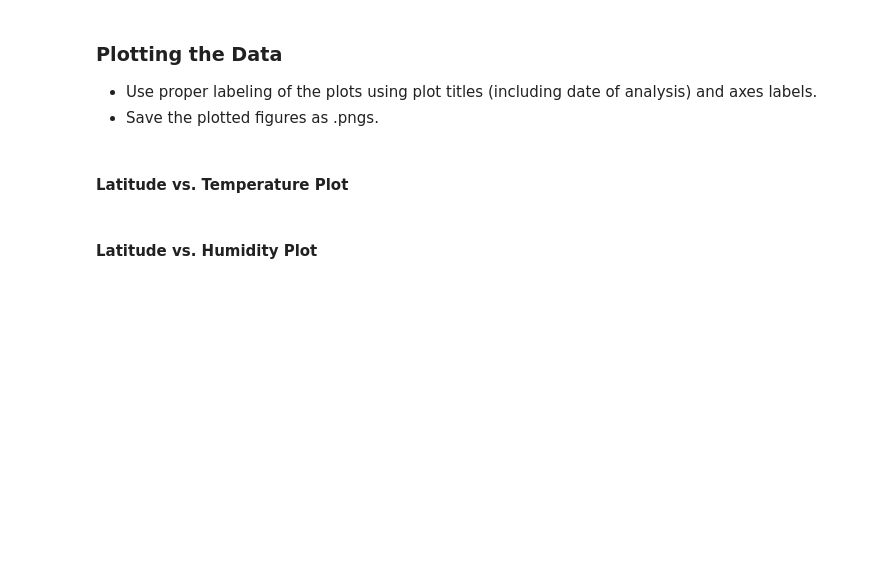
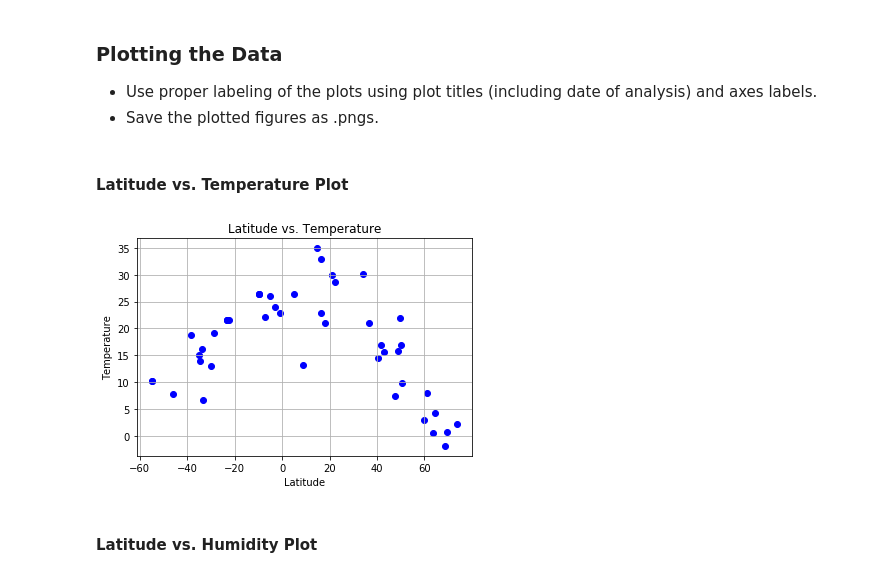
Before and after one commit to msfa12th/python-api-challenge, a Jupyter notebook: WeatherPy/WeatherPy.ipynb, the cells around one changed output. Saved outputs shown, nothing was run; the diff lists cells and outputs as text; code cells hidden in the pictures; blank space fills up the shorter version.

Commit message:
Update Weather notebook add plots

```diff
--- a/WeatherPy/WeatherPy.ipynb
+++ b/WeatherPy/WeatherPy.ipynb
@@ -81,22 +90,32 @@ temp = []
 humidity = []
 cloud = []
 wind = []
+mycity = []
 
 myCounter = 0
 
+cities = ["Paris", "London", "Oslo", "Beijing"]
+
 # Loop through the list of cities and perform a request for data on each
 for city in cities:
-    response = requests.get(query_url + city).json()
-    print(response)
-    #print(response[0]['coord'])
-    myCounter = myCounter+1
-    if myCounter == 20:
-        break
+    try:
+        response = requests.get(query_url + city).json()
 
-    #print(response['coord']['lon'])
-    #longitude.append(response['coord']['lon'])
-    #latitude.append(response['coord']['lat'])
-    #temp.append(response['main']['temp'])
-    #humidity.append(response['main']['humidity'])
-    #wind.append(response['wind']['speed'])
-    #cloud.append(response['clouds']['all'])
+
+
+        print(response)
+
+        longitude.append(response['coord']['lon'])
+        latitude.append(response['coord']['lat'])
+        temp.append(response['main']['temp'])
+        humidity.append(response['main']['humidity'])
+        wind.append(response['wind']['speed'])
+        cloud.append(response['clouds']['all'])
+        mycity.append(city)
+
+    #myCounter = myCounter+1
+    #if myCounter == 5:
+     #   break
+    except:
+        print("City Not found")
+        pass
@@ -107,7 +131,7 @@ for city in cities:
 # %%
 # create a data frame from cities, lat, and temp
 weather_dict = {
-    "city": cities,
+    "city": mycity,
     "lat": latitude,
     "long": longitude,
     "temp": temp,
@@ -131,14 +173,17 @@ weather_data
 # %%
 #scatter plot
 plt.ylabel("Temperature")
 plt.xlabel("Latitude")
 plt.title("Latitude vs. Temperature")
 
-plt.scatter(weather_data[temp],weather_data[lat],color="blue",marker="o")
+plt.scatter(weather_data["lat"],weather_data["temp"],color="blue",marker="o")
+plt.grid()
 
-plt.legend(loc=2)
+#plt.legend(loc=2)
 plt.savefig('figure_1_Latitude_vs_Temperature.pdf', dpi=300)
 plt.show()
+# %% [output]
+[figure, added]
 # %% [markdown]
 #### Latitude vs. Humidity Plot
 # %%
```
Also changed, not shown: parts of 9 cells of this notebook, 7 other files.
